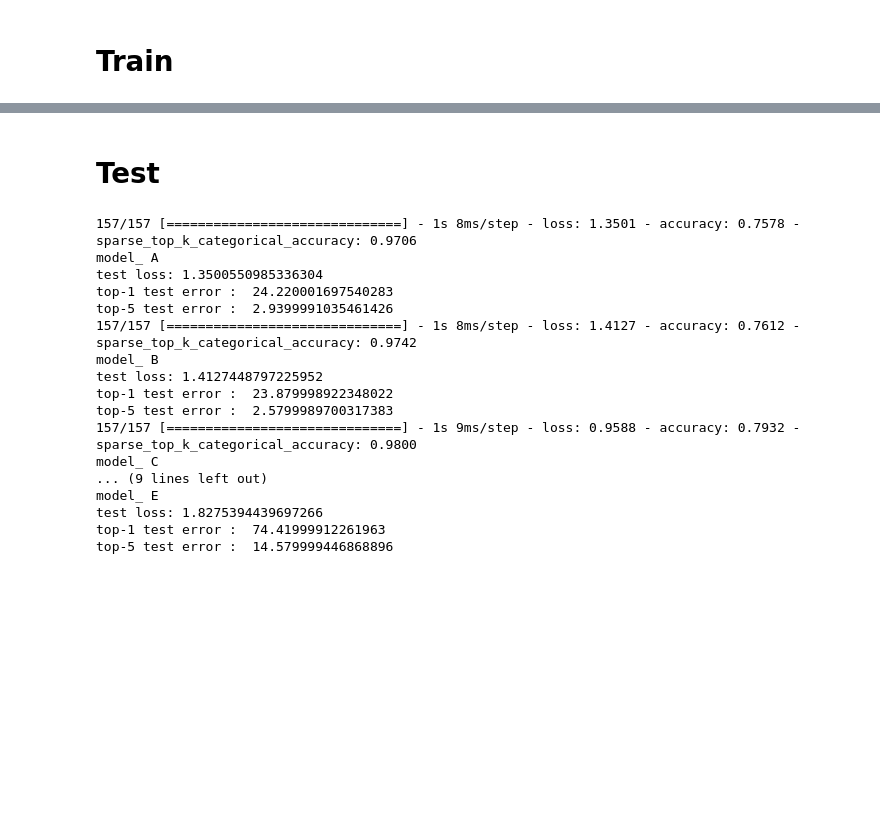
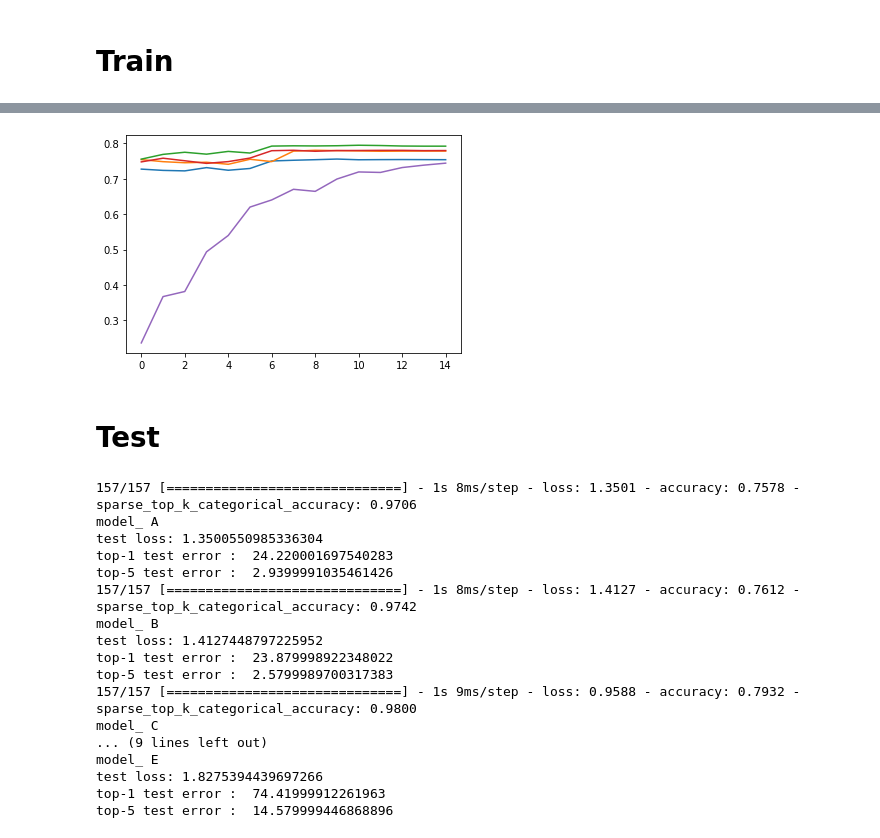
Before and after one commit to 99kenny/Deep-Learning, a Jupyter notebook: VGGNet.ipynb, the cells around one changed output, grey strips where cells are left out. Drawn from its saved outputs; the diff is of its cells as text; code cells hidden in the pictures; blank space fills up the shorter version.

```diff
--- a/VGGNet.ipynb
+++ b/VGGNet.ipynb
@@ -258,6 +268,7 @@ models = [model_A, model_B, model_C, model_D, model_E]
 # %% [markdown]
 # Train
 # %%
+hists = []
 for model in models:
   model.compile(optimizer='Adam',
                 loss='sparse_categorical_crossentropy', metrics=['accuracy','sparse_top_k_categorical_accuracy'])
@@ -271,7 +282,7 @@ for model in models:
                                               factor=0.1,
                                               min_lr=0.00001)
 
-  hist = model.fit(train_images, train_labels, epochs=15,
-            validation_data=(valid_images, valid_labels),callbacks = [learning_rate_reduction],batch_size=256)
+  hists.append(model.fit(train_images, train_labels, epochs=15,
+            validation_data=(valid_images, valid_labels),callbacks = [learning_rate_reduction],batch_size=256))
 # %% [output]
 Epoch 1/15
@@ -294,3 +290,8 @@ Epoch 15/15
+# %%
+for hist in hists:
+  plt.plot(hist.history['val_accuracy'])
+# %% [output]
+[figure, added]
 # %% [markdown]
 # Test
 # %%
```
Also changed, not shown: parts of 7 cells of this notebook.
